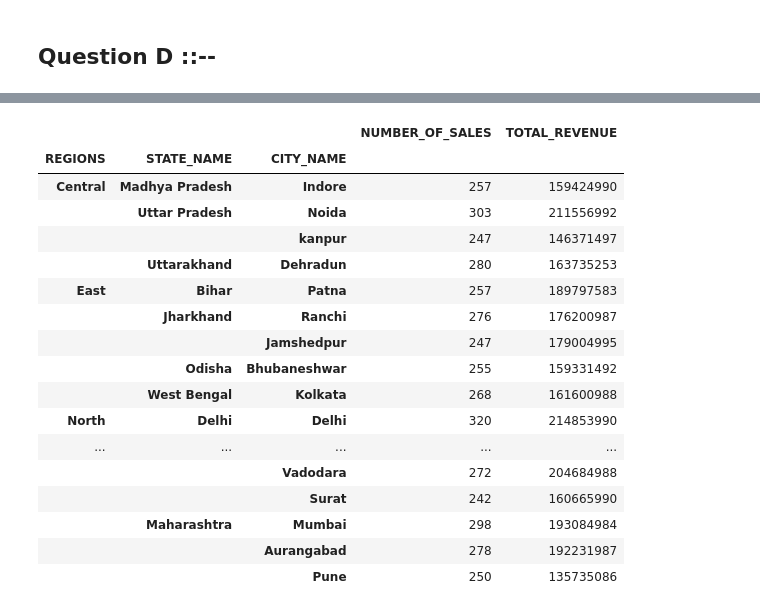
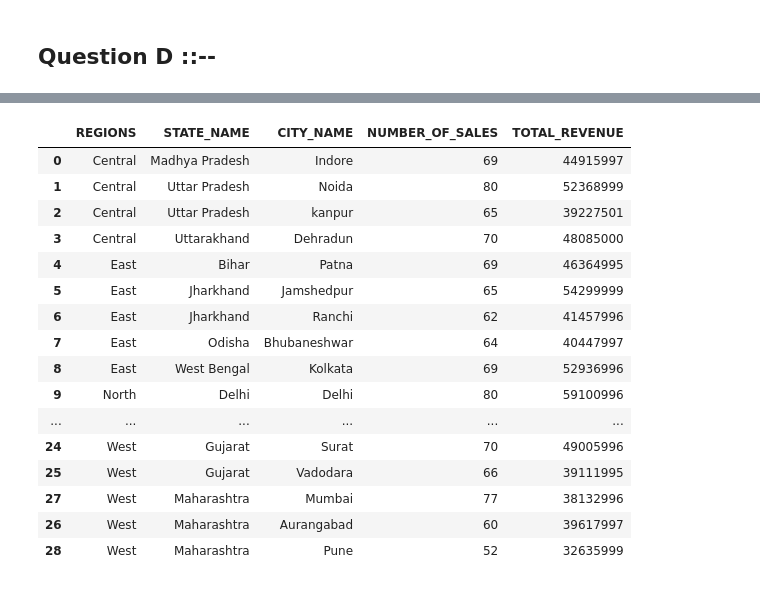
Before and after one commit to Anubhaw19/CP, a Jupyter notebook: Python/capstone(car_data).ipynb, the cells around one changed output, grey strips where cells are left out. Cells and saved outputs as stored; diff of their text form; code cells hidden in the pictures.

```diff
--- a/Python/capstone(car_data).ipynb
+++ b/Python/capstone(car_data).ipynb
@@ -78,26 +91,25 @@ columns={'SALES_ID':'NUMBER_OF_SALES','SELLING_PRICE':'TOTAL_REVENUE'}).sort_val
 city_df2=car_data_df.groupby('CITY_NAME').agg({'SALES_ID':'count','SELLING_PRICE':'sum'}).rename(
 columns={'SALES_ID':'NUMBER_OF_SALES','SELLING_PRICE':'TOTAL_REVENUE'}).sort_values('TOTAL_REVENUE',ascending=False).head(7)
 # %%
-location_df=car_data_df.groupby(['REGIONS','STATE_NAME','CITY_NAME']).agg({'SALES_ID':'count','SELLING_PRICE':'sum'}).rename(
+location_df1=car_data_df[car_data_df.SOLD=='Y'].groupby(['REGIONS','STATE_NAME','CITY_NAME'],as_index=False).agg({'SALES_ID':'count','SELLING_PRICE':'sum'}).rename(
 columns={'SALES_ID':'NUMBER_OF_SALES','SELLING_PRICE':'TOTAL_REVENUE'}).sort_values(
     ['REGIONS','STATE_NAME','NUMBER_OF_SALES','CITY_NAME'],ascending=[True,True,False,False])
-location_df
+location_df1
 # %% [output]
-|  |  |  | NUMBER_OF_SALES | TOTAL_REVENUE |
-| REGIONS | STATE_NAME | CITY_NAME |  |  |
-| Central | Madhya Pradesh | Indore | 257 | 159424990 |
-|  | Uttar Pradesh | Noida | 303 | 211556992 |
-|  |  | kanpur | 247 | 146371497 |
-|  | Uttarakhand | Dehradun | 280 | 163735253 |
-| East | Bihar | Patna | 257 | 189797583 |
-|  | Jharkhand | Ranchi | 276 | 176200987 |
-|  |  | Jamshedpur | 247 | 179004995 |
-|  | Odisha | Bhubaneshwar | 255 | 159331492 |
-|  | West Bengal | Kolkata | 268 | 161600988 |
-| North | Delhi | Delhi | 320 | 214853990 |
-| ... | ... | ... | ... | ... |
-|  |  | Vadodara | 272 | 204684988 |
-|  |  | Surat | 242 | 160665990 |
-|  | Maharashtra | Mumbai | 298 | 193084984 |
-|  |  | Aurangabad | 278 | 192231987 |
-|  |  | Pune | 250 | 135735086 |
+|  | REGIONS | STATE_NAME | CITY_NAME | NUMBER_OF_SALES | TOTAL_REVENUE |
+| 0 | Central | Madhya Pradesh | Indore | 69 | 44915997 |
+| 1 | Central | Uttar Pradesh | Noida | 80 | 52368999 |
+| 2 | Central | Uttar Pradesh | kanpur | 65 | 39227501 |
+| 3 | Central | Uttarakhand | Dehradun | 70 | 48085000 |
+| 4 | East | Bihar | Patna | 69 | 46364995 |
+| 5 | East | Jharkhand | Jamshedpur | 65 | 54299999 |
+| 6 | East | Jharkhand | Ranchi | 62 | 41457996 |
+| 7 | East | Odisha | Bhubaneshwar | 64 | 40447997 |
+| 8 | East | West Bengal | Kolkata | 69 | 52936996 |
+| 9 | North | Delhi | Delhi | 80 | 59100996 |
+| ... | ... | ... | ... | ... | ... |
+| 24 | West | Gujarat | Surat | 70 | 49005996 |
+| 25 | West | Gujarat | Vadodara | 66 | 39111995 |
+| 27 | West | Maharashtra | Mumbai | 77 | 38132996 |
+| 26 | West | Maharashtra | Aurangabad | 60 | 39617997 |
+| 28 | West | Maharashtra | Pune | 52 | 32635999 |
```
Also changed, not shown: parts of 17 cells of this notebook.
